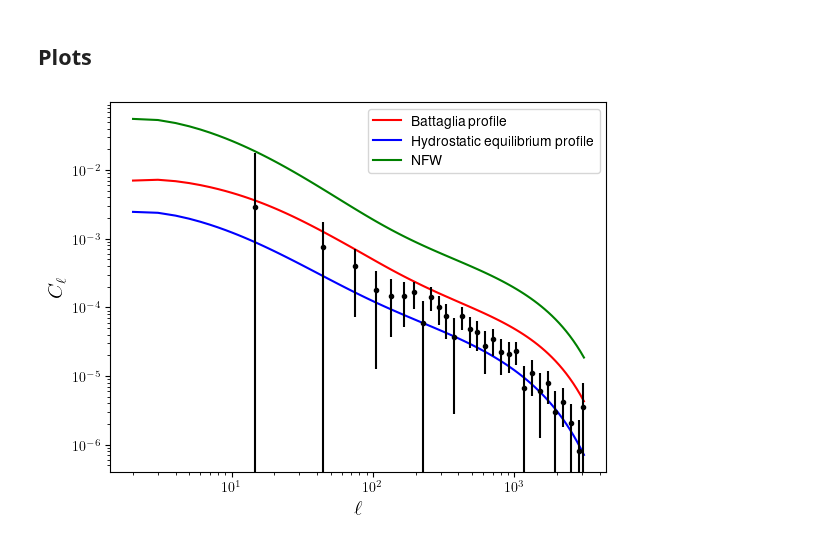
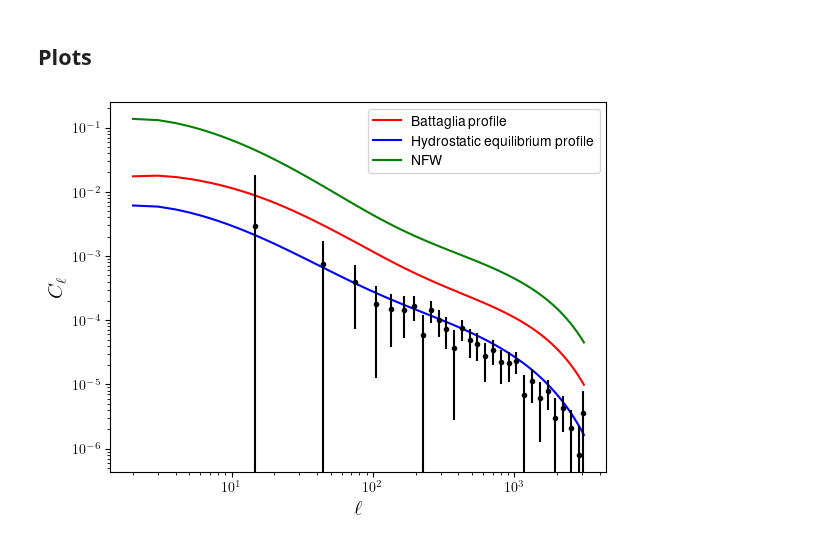
Before and after one commit to Cosmotheka/Cosmotheka_likelihoods, a Jupyter notebook: papers/ROSATx/Cls.ipynb, the cells around one changed output. Saved outputs shown, nothing was run; the diff lists cells and outputs as text; code cells hidden in the pictures.

Commit message:
tested clumping

```diff
--- a/papers/ROSATx/Cls.ipynb
+++ b/papers/ROSATx/Cls.ipynb
@@ -18,3 +14,7 @@ err = np.sqrt(np.diagonal(cov))
+# %%
+cls_cov = sacc.Sacc.load_fits('data/cls_cov.fits')
+leff, cld, cov = cls_cov.get_ell_cl('cl_0e','ROSAT', 'DESY1wl__2', return_cov=True)
+err = np.sqrt(np.diagonal(cov))
 # %% [markdown]
 ## Initialising defaults and tracers
 # %%
@@ -68,21 +68,13 @@ else:
 # %% [markdown]
 ## Calculating the X-ray profiles
 # %%
-a = 1.
-x = np.geomspace(0.001, 5, 128)
-M = 1e14
-
-r200 = mdef.get_radius(cosmo, M, a) / a
-r = r200*x
-
 # Battaglia
-
 pressure_bg = rx.HaloProfilePressureBattaglia(mass_def=mdef, kind='n_total')
 density_bg = rx.HaloProfileDensityBattaglia(mass_def=mdef, kind='n_total')
 xtot_bg = rx.HaloProfileXray(mass_def=mdef, Jinterp=J_tot,
                              dens=density_bg, pres=pressure_bg, fourier_approx=False)
-x_bg = xtot_bg.real(cosmo, r, M, a)
-
+xtot_bgc = rx.HaloProfileXray(mass_def=mdef, Jinterp=J_tot, with_clumping=True,
+                              dens=density_bg, pres=pressure_bg, fourier_approx=False)
 
 # Hydrostatic Equilibirum
 density_he = rx.HaloProfileDensityHE(mass_def=mdef, concentration=cM,
@@ -91,7 +83,8 @@ pressure_he = rx.HaloProfilePressureHE(mass_def=mdef, concentration=cM,
                                        kind='n_total')
 xtot_he = rx.HaloProfileXray(mass_def=mdef, Jinterp=J_tot,
                              dens=density_he, pres=pressure_he, fourier_approx=False)
-x_he = xtot_he.real(cosmo, r, M, a)
+xtot_hec = rx.HaloProfileXray(mass_def=mdef, Jinterp=J_tot, with_clumping=True,
+                              dens=density_he, pres=pressure_he, fourier_approx=False)
 
 # NFW
 density_nfw = rx.HaloProfileDensityNFW(mass_def=mdef, concentration=cM,
@@ -99,5 +92,8 @@ density_nfw = rx.HaloProfileDensityNFW(mass_def=mdef, concentration=cM,
 pressure_nfw = rx.HaloProfilePressureNFW(mass_def=mdef, concentration=cM,
                                          kind='n_total')
 xtot_nfw = rx.HaloProfileXray(mass_def=mdef, Jinterp=J_tot,
-                              dens=density_nfw, pres=pressure_nfw, fourier_approx=False, plaw_fourier=-2.7)
-x_nfw = xtot_nfw.real(cosmo, r, M, a)
+                              dens=density_nfw, pres=pressure_nfw,
+                              fourier_approx=False, plaw_fourier=-2.7)
+xtot_nfwc = rx.HaloProfileXray(mass_def=mdef, Jinterp=J_tot, with_clumping=True,
+                               dens=density_nfw, pres=pressure_nfw,
+                               fourier_approx=False, plaw_fourier=-2.7)
@@ -158,3 +127,15 @@ cl_nfw = ccl.angular_cl(cosmo, ts, tx, ls, p_of_k_a=pk_nfw)
+# %%
+k_arr = np.geomspace(1e-4, 100, 256)
+lk_arr = np.log(k_arr)
+a_arr = np.linspace(0.3,1,8)
+ls = np.unique(np.geomspace(2, 3100, 128).astype(int)).astype(float)
+# %%
+pk_he = ccl.halos.halomod_Pk2D(cosmo, hmc, dmat, prof2=xtot_he, lk_arr=lk_arr, a_arr=a_arr)
+pk_bg = ccl.halos.halomod_Pk2D(cosmo, hmc, dmat, prof2=xtot_bg, lk_arr=lk_arr, a_arr=a_arr)
+pk_nfw = ccl.halos.halomod_Pk2D(cosmo, hmc, dmat, prof2=xtot_nfw, lk_arr=lk_arr, a_arr=a_arr)
+cl_bg = ccl.angular_cl(cosmo, ts, tx, ls, p_of_k_a=pk_bg)
+cl_he = ccl.angular_cl(cosmo, ts, tx, ls, p_of_k_a=pk_he)
+cl_nfw = ccl.angular_cl(cosmo, ts, tx, ls, p_of_k_a=pk_nfw)
 # %% [markdown]
 ### Correcting for the smoothing
 # %%
@@ -181,14 +162,14 @@ cl_nfw *= cl_smoothing_factor(ls)
 # %%
 plt.plot(ls, cl_bg, 'r', label='Battaglia profile')
 plt.plot(ls, cl_he, 'b', label='Hydrostatic equilibrium profile')
 plt.plot(ls, cl_nfw, 'g', label='NFW')
-plt.errorbar(ROSAT, DESY1wl__2, yerr=err, fmt='k.')
+plt.errorbar(leff, cld, yerr=err, fmt='k.')
 plt.loglog()
 plt.xlabel(r'$\ell$', fontsize=15)
 plt.ylabel(r'$C_\ell$', fontsize=15)
 
 plt.legend();
 
 plt.savefig('Plots/Cls_Comparison.pdf');
 # %% [output]
-[figure, old version]
+[figure, new version]
```
Also changed, not shown: parts of 10 cells of this notebook, 1 other file.
